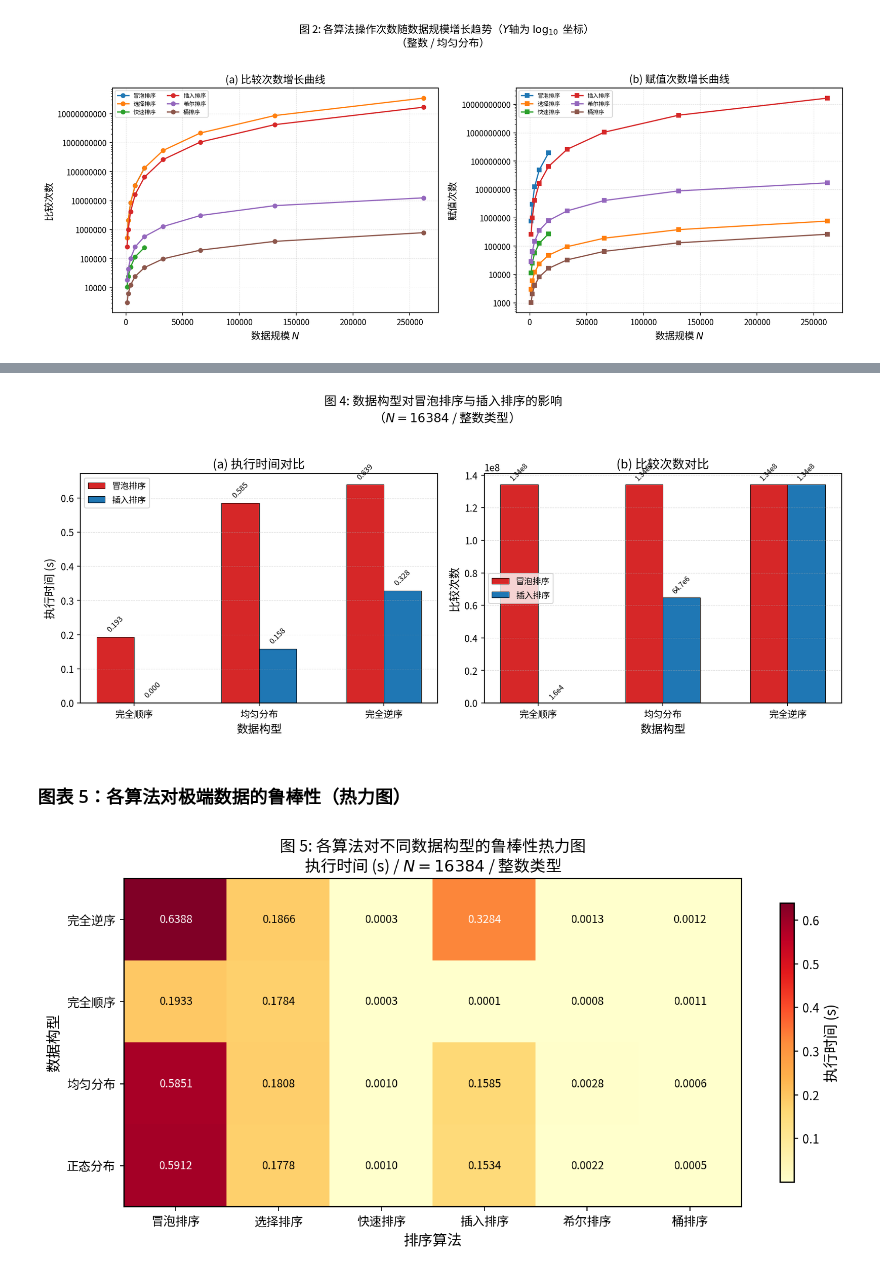
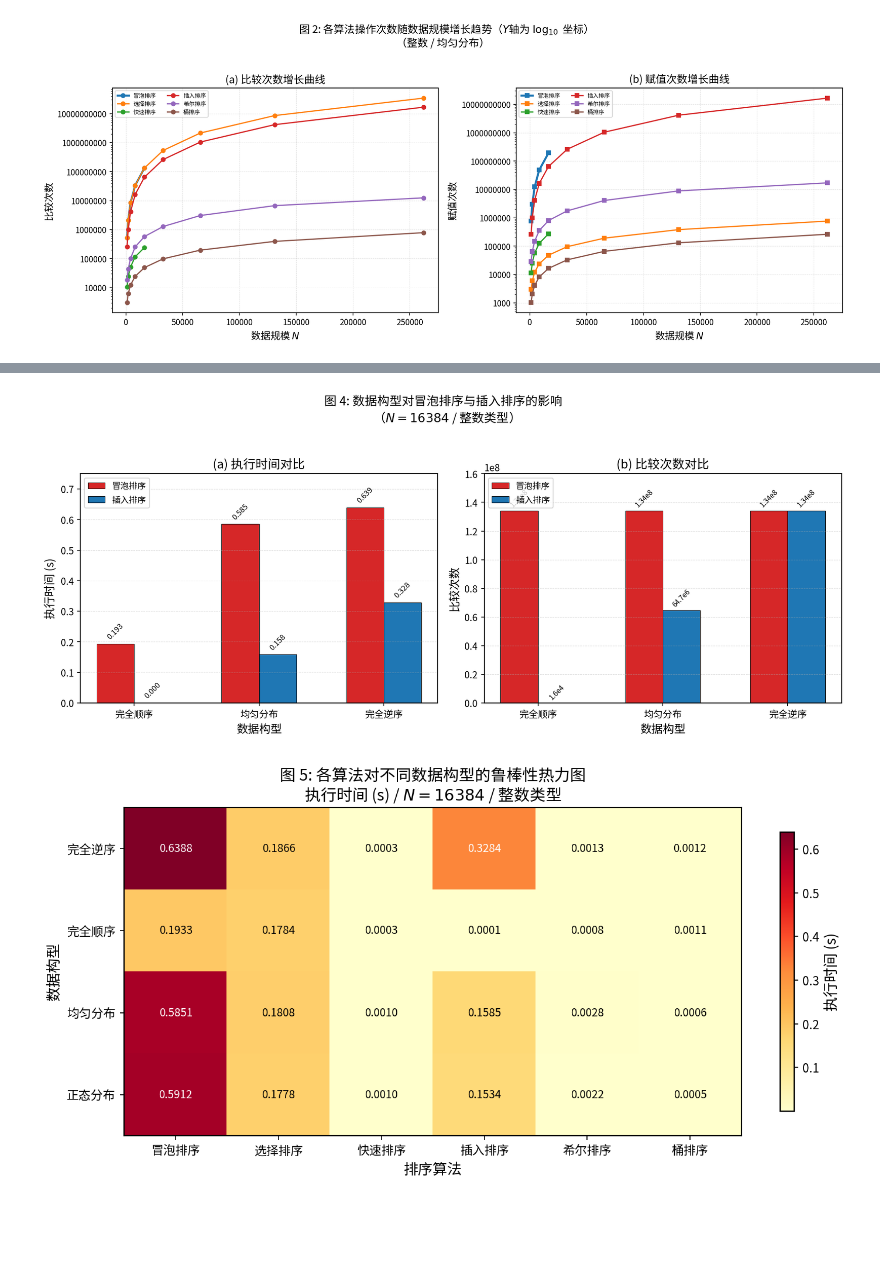
Before and after one commit to marrma-593/Sort_research, a Jupyter notebook: charts.ipynb, the cells around one changed output, grey strips where cells are left out. Saved outputs shown, nothing was run; the diff lists cells and outputs as text; code cells hidden in the pictures; blank space fills up the shorter version.

```diff
--- a/charts.ipynb
+++ b/charts.ipynb
@@ -133,6 +122,7 @@ for algo in ['冒泡排序', '选择排序', '插入排序']:
 
 ax.set_xlabel('数据规模 $N$')
 ax.set_ylabel('执行时间 (s)')
+ax.set_ylim(0, 0.6)
 ax.set_title('图 1-a: $O(n^2)$ 算法执行时间增长曲线\n（整数 / 均匀分布）')
 ax.legend(frameon=True, fancybox=False, edgecolor='gray')
 ax.grid(True, linestyle='--', alpha=0.4, linewidth=0.5)
@@ -140,7 +130,6 @@ ax.set_xscale('linear')
 ax.set_xticks(sorted(df_1a['规模N'].unique()))
 ax.set_xlim(0, 17000)
 
-# 标注N=16384的具体数值
 for algo in ['冒泡排序', '选择排序', '插入排序']:
     sub = df_1a[(df_1a['算法'] == algo) & (df_1a['规模N'] == 16384)]
     if len(sub):
@@ -200,7 +188,8 @@ fig, axes = plt.subplots(1, 2, figsize=(14, 5.5))
 ax = axes[0]
 for algo in ALGO_NAMES:
     sub = df_2[df_2['算法'] == algo].sort_values('规模N')
-    ax.plot(sub['规模N'], sub['比较次数'], marker='o', linewidth=1.5, markersize=5, label=algo)
+    lw = 2.5 if algo == '冒泡排序' else 1.5  # 冒泡加粗以区别于选择排序（二者完全重叠）
+    ax.plot(sub['规模N'], sub['比较次数'], marker='o', linewidth=lw, markersize=5, label=algo)
 ax.set_xlabel('数据规模 $N$')
 ax.set_ylabel('比较次数')
 ax.set_title('(a) 比较次数增长曲线')
@@ -214,7 +203,8 @@ ax.grid(True, linestyle='--', alpha=0.4, linewidth=0.5)
 ax = axes[1]
 for algo in ALGO_NAMES:
     sub = df_2[df_2['算法'] == algo].sort_values('规模N')
-    ax.plot(sub['规模N'], sub['赋值次数'], marker='s', linewidth=1.5, markersize=5, label=algo)
+    lw = 2.5 if algo == '冒泡排序' else 1.5
+    ax.plot(sub['规模N'], sub['赋值次数'], marker='s', linewidth=lw, markersize=5, label=algo)
 ax.set_xlabel('数据规模 $N$')
 ax.set_ylabel('赋值次数')
 ax.set_title('(b) 赋值次数增长曲线')
@@ -253,7 +239,10 @@ bars1 = ax.bar(x - width/2, cmp_vals, width, label='比较次数',
 bars2 = ax.bar(x + width/2, asg_vals, width, label='赋值次数',
                color='#F5B041', edgecolor='black', linewidth=0.5)
 
-# 在柱子上方标注数值（科学计数法简化，仅对较大值标注）
+# Y 轴取对数，缩小数量级差异
+ax.set_yscale('log', base=10)
+
+# 在柱子上方标注数值
 def format_val(v):
     if v >= 1e8:
         return f'{v/1e8:.2f}e8'
@@ -265,15 +254,16 @@ def format_val(v):
         return f'{v:.0f}'
 
 for bar, val in zip(bars1, cmp_vals):
-    ax.text(bar.get_x() + bar.get_width()/2, bar.get_height() + max(cmp_vals)*0.01,
+    ax.text(bar.get_x() + bar.get_width()/2, bar.get_height() * 1.1,
             format_val(val), ha='center', va='bottom', fontsize=7.5, rotation=45)
 for bar, val in zip(bars2, asg_vals):
-    ax.text(bar.get_x() + bar.get_width()/2, bar.get_height() + max(asg_vals)*0.01,
+    ax.text(bar.get_x() + bar.get_width()/2, bar.get_height() * 1.1,
             format_val(val), ha='center', va='bottom', fontsize=7.5, rotation=45)
+ax.set_ylim(0, 1e9)
 
 ax.set_xlabel('排序算法')
 ax.set_ylabel('操作次数')
-ax.set_title('图 3: $N=16384$ 各算法比较次数与赋值次数对比\n（整数 / 均匀分布）')
+ax.set_title('图 3: $N=16384$ 各算法比较次数与赋值次数对比（$Y$轴为 $\\log_{10}$ 坐标）\n（整数 / 均匀分布）')
 ax.set_xticks(x)
 ax.set_xticklabels(ALGO_NAMES)
 ax.legend(frameon=True, fancybox=False, edgecolor='gray')
@@ -312,7 +298,6 @@ fig, axes = plt.subplots(1, 2, figsize=(12, 5))
 configs = ['完全顺序', '均匀分布', '完全逆序']
 colors_4 = {'冒泡排序': '#d62728', '插入排序': '#1f77b4'}
 
-# 图4-a: 执行时间
 ax = axes[0]
 x = np.arange(len(configs))
 width = 0.3
@@ -329,39 +314,39 @@ for i, algo in enumerate(['冒泡排序', '插入排序']):
 ax.set_xlabel('数据构型')
 ax.set_ylabel('执行时间 (s)')
 ax.set_title('(a) 执行时间对比')
+ax.set_ylim(0, 0.75)
 ax.set_xticks(x)
 ax.set_xticklabels(configs)
 ax.legend()
 ax.grid(True, axis='y', linestyle='--', alpha=0.4, linewidth=0.5)
 
-# 图4-b: 比较次数
 ax = axes[1]
 for i, algo in enumerate(['冒泡排序', '插入排序']):
     vals = []
     for cfg in configs:
         row = df_4[(df_4['算法'] == algo) & (df_4['数据构型'] == cfg)]
         vals.append(row['比较次数'].values[0] if len(row) else 0)
     bars = ax.bar(x + (i - 0.5) * width, vals, width, label=algo,
                   color=colors_4[algo], edgecolor='black', linewidth=0.5)
     for bar, val in zip(bars, vals):
         ax.text(bar.get_x() + bar.get_width()/2, bar.get_height() + max(vals)*0.01,
                 format_val(val), ha='center', va='bottom', fontsize=7.5, rotation=45)
+
+ax.set_ylim(0, 1.6e8)
 ax.set_xlabel('数据构型')
 ax.set_ylabel('比较次数')
 ax.set_title('(b) 比较次数对比')
 ax.set_xticks(x)
 ax.set_xticklabels(configs)
 ax.legend()
 ax.grid(True, axis='y', linestyle='--', alpha=0.4, linewidth=0.5)
 
 fig.suptitle('图 4: 数据构型对冒泡排序与插入排序的影响\n（$N=16384$ / 整数类型）', fontsize=13, y=1.03)
 plt.tight_layout()
 plt.savefig('fig4_config_impact.png', dpi=300)
 plt.show()
 # %% [output]
-[figure, old version]
+[figure, new version]
-# %% [markdown]
-### 图表 5：各算法对极端数据的鲁棒性（热力图）
 # %%
 # ========== 图表 5: 热力图 —— 各算法 × 各数据构型的执行时间 ==========
 mask_5 = (df['数据类型'] == 'i') & (df['规模N'] == 16384)
```
Also changed, not shown: parts of 17 cells of this notebook, 10 other files.
